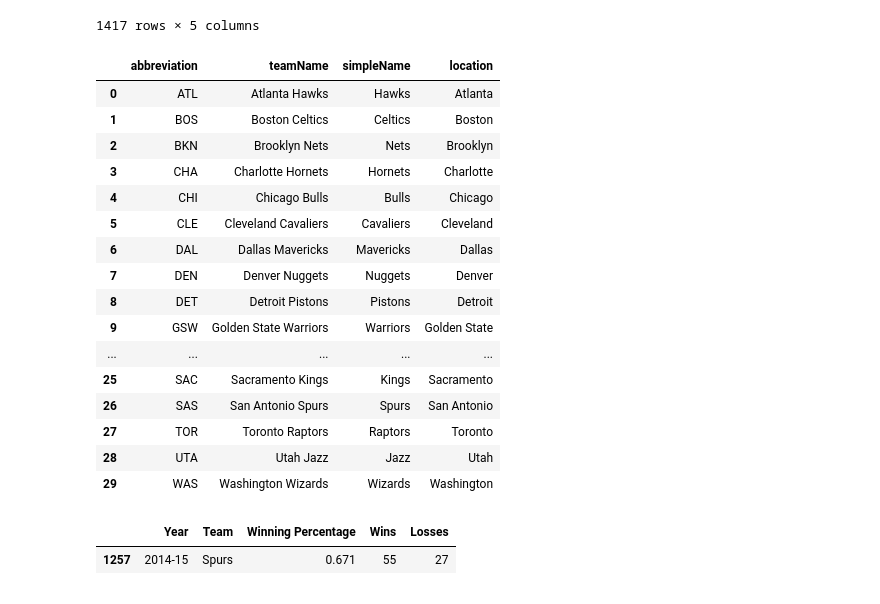
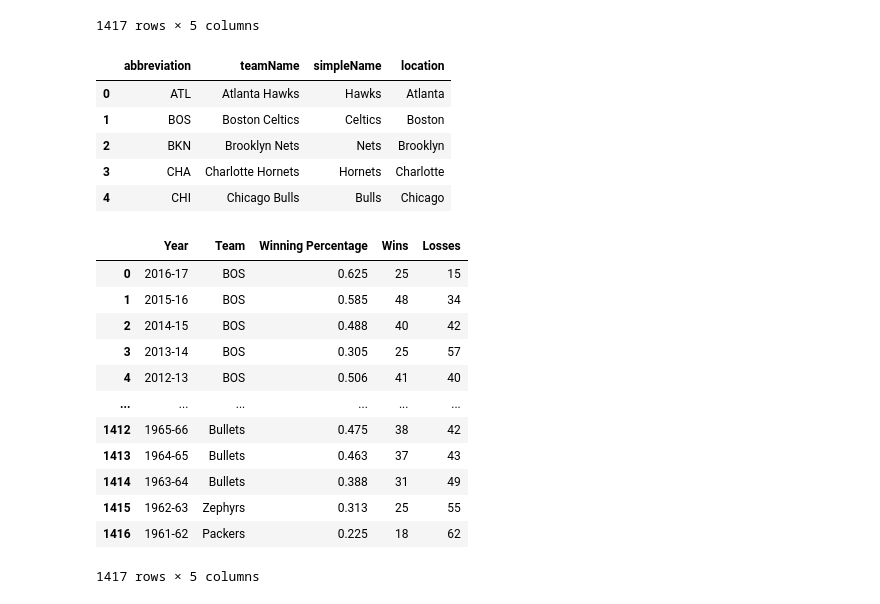
Before and after one commit to sash-wat/cmsc320final, a Jupyter notebook: project.ipynb, the cells around one changed output. Cells and saved outputs as stored; diff of their text form; code cells hidden in the pictures.

```diff
--- a/project.ipynb
+++ b/project.ipynb
@@ -121,27 +141,31 @@ winloss
 # %%
 teams = pd.read_json('datafiles/teams.json')
 teams = teams.drop(columns=['teamId'])
-teams
+teams.head()
 # %% [output]
 |  | abbreviation | teamName | simpleName | location |
 | 0 | ATL | Atlanta Hawks | Hawks | Atlanta |
 | 1 | BOS | Boston Celtics | Celtics | Boston |
 | 2 | BKN | Brooklyn Nets | Nets | Brooklyn |
 | 3 | CHA | Charlotte Hornets | Hornets | Charlotte |
 | 4 | CHI | Chicago Bulls | Bulls | Chicago |
-| 5 | CLE | Cleveland Cavaliers | Cavaliers | Cleveland |
-| 6 | DAL | Dallas Mavericks | Mavericks | Dallas |
-| 7 | DEN | Denver Nuggets | Nuggets | Denver |
-| 8 | DET | Detroit Pistons | Pistons | Detroit |
-| 9 | GSW | Golden State Warriors | Warriors | Golden State |
-| ... | ... | ... | ... | ... |
-| 25 | SAC | Sacramento Kings | Kings | Sacramento |
-| 26 | SAS | San Antonio Spurs | Spurs | San Antonio |
-| 27 | TOR | Toronto Raptors | Raptors | Toronto |
-| 28 | UTA | Utah Jazz | Jazz | Utah |
-| 29 | WAS | Washington Wizards | Wizards | Washington |
-# %%
-winloss.loc[(winloss['Year'] == '2014-15') & (winloss['Team'] == 'Spurs' )]
-# %% [output]
-|  | Year | Team | Winning Percentage | Wins | Losses |
-| 1257 | 2014-15 | Spurs | 0.671 | 55 | 27 |
+# %%
+for index, row in winloss.iterrows():
+    for index2, row2 in teams.iterrows():
+        if row['Team'] == row2['simpleName']:
+            winloss.loc[index, 'Team'] = row2['abbreviation']
+winloss
+# %% [output]
+|  | Year | Team | Winning Percentage | Wins | Losses |
+| 0 | 2016-17 | BOS | 0.625 | 25 | 15 |
+| 1 | 2015-16 | BOS | 0.585 | 48 | 34 |
+| 2 | 2014-15 | BOS | 0.488 | 40 | 42 |
+| 3 | 2013-14 | BOS | 0.305 | 25 | 57 |
+| 4 | 2012-13 | BOS | 0.506 | 41 | 40 |
+| ... | ... | ... | ... | ... | ... |
+| 1412 | 1965-66 | Bullets | 0.475 | 38 | 42 |
+| 1413 | 1964-65 | Bullets | 0.463 | 37 | 43 |
+| 1414 | 1963-64 | Bullets | 0.388 | 31 | 49 |
+| 1415 | 1962-63 | Zephyrs | 0.313 | 25 | 55 |
+| 1416 | 1961-62 | Packers | 0.225 | 18 | 62 |
+1417 rows × 5 columns
```
Also changed, not shown: parts of 5 cells of this notebook, 1 other file.
